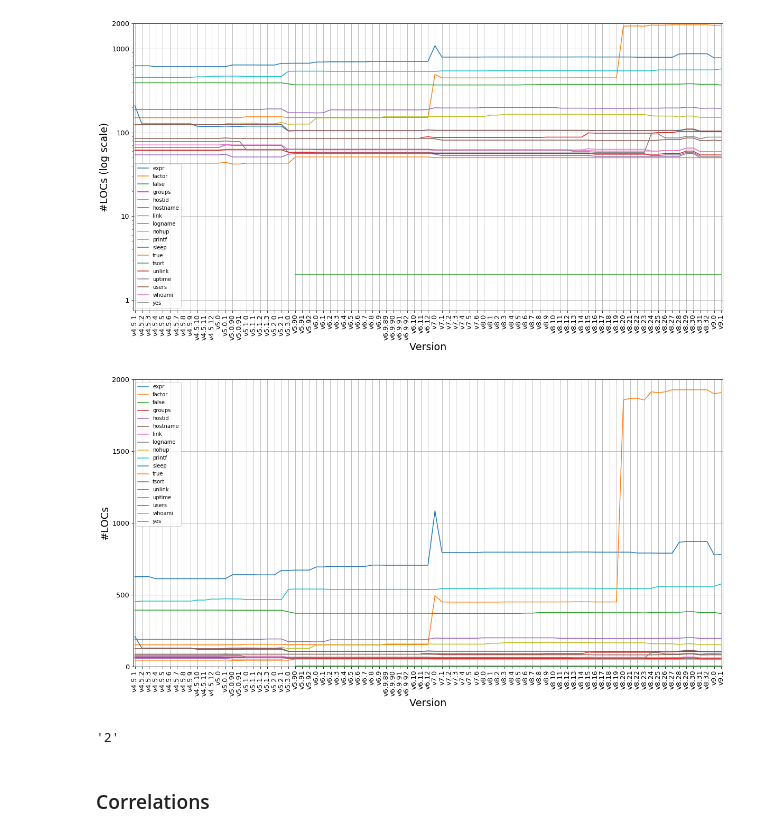
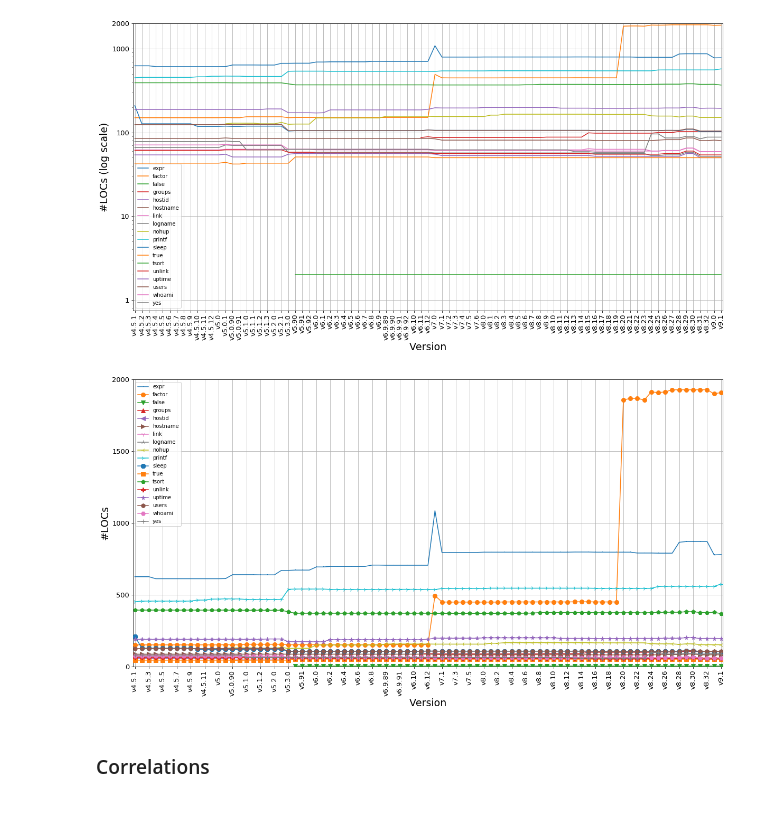
Before and after one commit to ternava/zero-variability, a Jupyter notebook: scripts/Data_analysis.ipynb, the cells around one changed output. Saved outputs shown, nothing was run; the diff lists cells and outputs as text; code cells hidden in the pictures.

```diff
--- a/scripts/Data_analysis.ipynb
+++ b/scripts/Data_analysis.ipynb
@@ -43,7 +53,7 @@ df
 # %% [markdown]
 #### List all bash files in the Linux kernel
 # %%
-linux_dir = '../../linux-master/'
+linux_dir = '../../linux/'
 # after cloning https://github.com/torvalds/linux
 
 all_files = [os.path.join(dp, f) for dp, dn, fn in os.walk(os.path.expanduser(linux_dir)) for f in fn]
@@ -91,7 +101,7 @@ all_bash_files
 # %% [markdown]
 #### Initiate a dictionary with the count of coreutils functions
 # %%
-name = df['name']
+name = df['program']
 
 countw = dict()
 
@@ -378,9 +721,9 @@ plt.show()
 # %% [markdown]
 ### Importing data runtime
 # %%
-df = pd.read_csv("../measures/evo_loc.csv")
-df = df.dropna()
-df
+df_evo = pd.read_csv("../measures/evo_loc.csv")
+df_evo = df_evo.dropna()
+df_evo
 # %% [output]
 |  | version | arch | expr | factor | false | groups | hostid | hostname | link | logname | nohup | ... |
 | 0 | v4.5.1 | - | 625 | 150 | - | - | 54 | 85 | 62 | 66 | - | ... |
@@ -398,9 +741,9 @@ df
 # %%
 fig, ax = plt.subplots(1,figsize=(20,10))
 
-for col in df.columns[1:]:
-    tab = [int(k) for k in df[col] if k!='-']
-    version = [i for i in range(df.shape[0]) if df[col][i]!='-']
+for col in df_evo.columns[1:]:
+    tab = [int(k) for k in df_evo[col] if k!='-']
+    version = [i for i in range(df_evo.shape[0]) if df_evo[col][i]!='-']
     if len(tab)>0:
         plt.plot(version, tab, zorder=3, label = col)
 
@@ -408,8 +751,8 @@ plt.grid()
 plt.legend()
 plt.xticks(size=13)
 
-ax.set_xticks([k for k in range(df.shape[0])])
-ax.set_xticklabels(df['version'], size =13, rotation = 90)
+ax.set_xticks([k for k in range(df_evo.shape[0])])
+ax.set_xticklabels(df_evo['version'], size =13, rotation = 90)
 
 plt.yscale("log")
 
@@ -422,7 +765,7 @@ plt.ylabel("#LOCs (log scale)", fontsize = 19)
 plt.xlabel("Version", fontsize = 19)
 
 ax.set_ylim(ymin=0.75, ymax=2000)
-ax.set_xlim(xmin=-0.25, xmax=df.shape[0]-0.75)
+ax.set_xlim(xmin=-0.25, xmax=df_evo.shape[0]-0.75)
 plt.savefig("../figures/evo_loc2.png", dpi =300)
 plt.show()
 # %% [output]
@@ -430,39 +773,40 @@ plt.show()
 # %%
 fig, ax = plt.subplots(1,figsize=(20,10))
 
-for col in df.columns[1:]:
-    tab = [int(k) for k in df[col] if k!='-']
-    version = [i for i in range(df.shape[0]) if df[col][i]!='-']
+mStyles = [".",",","o","v","^","<",">","1","2","3","4","8","s","p","P","*","h","H","+","x",
+           "X","D","d","|","_",0,1,2,3,4,5,6,7,8,9,10,11]
+
+for i in range(len(df_evo.columns[1:])):
+    col = df_evo.columns[1:][i]
+    tab = [int(k) for k in df_evo[col] if k!='-']
+    version = [i for i in range(df_evo.shape[0]) if df_evo[col][i]!='-']
     if len(tab)>0:
-        plt.plot(version, tab, zorder=3, label = col)
+        plt.plot(version, tab, marker = mStyles[i], markersize = 8, zorder=3, label = col)
 
 plt.grid()
 plt.legend()
 plt.xticks(size=13)
 
-ax.set_xticks([k for k in range(df.shape[0])])
-ax.set_xticklabels(df['version'], size =13, rotation = 90)
+ax.set_xticks([k for k in range(df_evo.shape[0]) if k%2==0])
+ax.set_xticklabels([df_evo['version'][v] for v in range(len(df_evo['version'])) if v%2==0],
+                   size =13, rotation = 90)
 
 #plt.yscale("log")
 
 ax.yaxis.set_major_formatter(ScalarFormatter())
 ax.set_yticks([0, 500, 1000, 1500, 2000])
 ax.set_yticklabels([0, 500, 1000, 1500, 2000], size =13, rotation = 0)
 
 
 plt.ylabel("#LOCs", fontsize = 19)
 plt.xlabel("Version", fontsize = 19)
 
 ax.set_ylim(ymin=-1, ymax=2000)
-ax.set_xlim(xmin=-0.25, xmax=df.shape[0]-0.75)
+ax.set_xlim(xmin=-0.25, xmax=df_evo.shape[0]-0.75)
 plt.savefig("../figures/evo_loc1.png", dpi =300)
 plt.show()
 # %% [output]
-[figure, old version]
+[figure, new version]
-# %%
-df["false"][50]
-# %% [output]
-'2'
 # %% [markdown]
 ### Correlations
 # %% [markdown]
```
Also changed, not shown: parts of 32 cells of this notebook, 9 other files.
